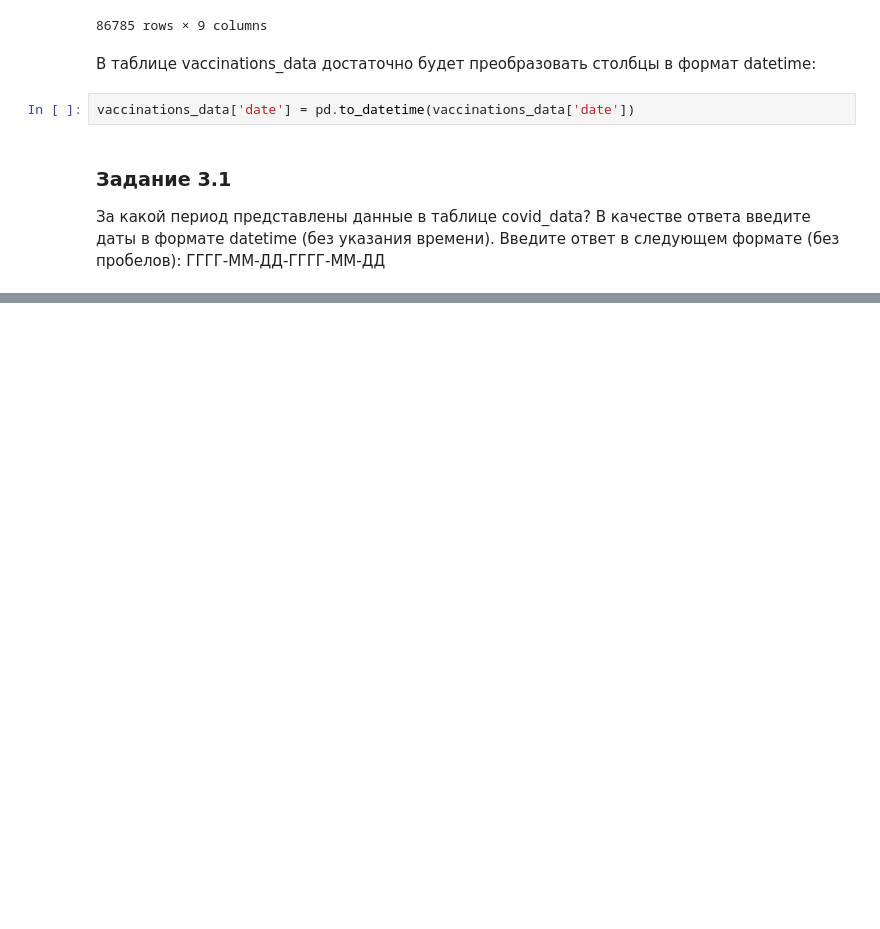
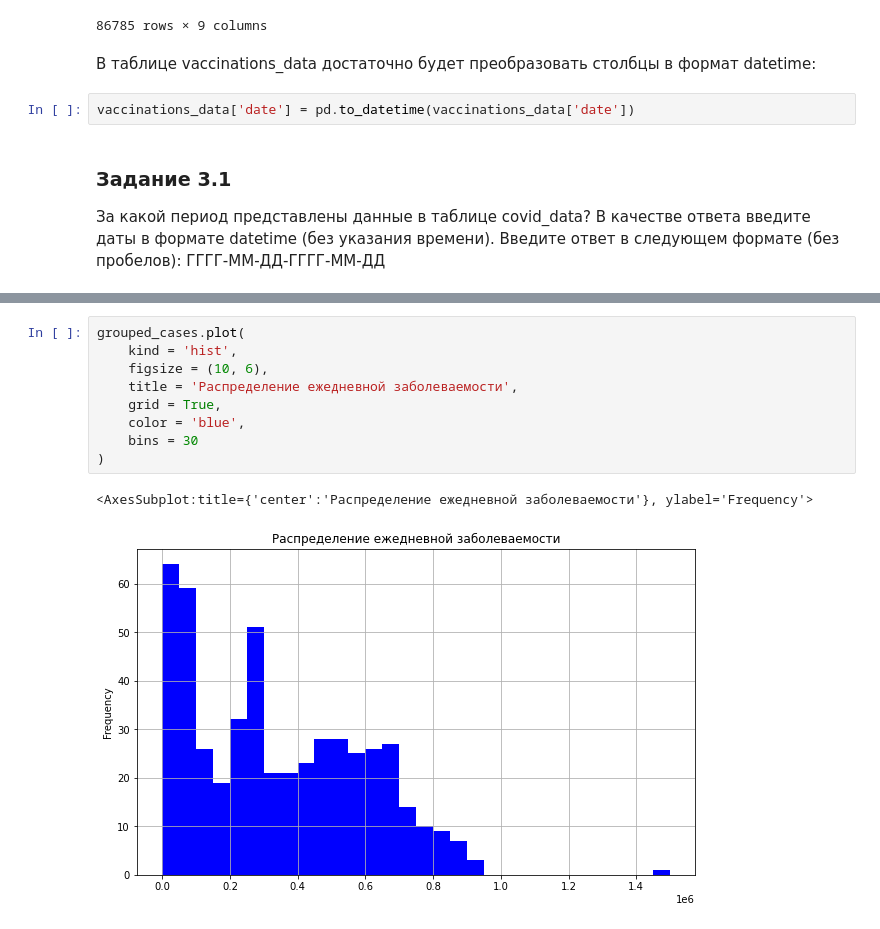
Before and after one commit to LarinDen/sf_ds, a Jupyter notebook: SkillFactory/PY_13. Визуализация данных/covid-19.ipynb, the cells around one changed output, grey strips where cells are left out. Drawn from its saved outputs; the diff is of its cells as text; blank space fills up the shorter version.

```diff
--- a/SkillFactory/PY_13. Визуализация данных/covid-19.ipynb
+++ b/SkillFactory/PY_13. Визуализация данных/covid-19.ipynb
@@ -132,0 +227,12 @@ NameError: name 'maxx_date' is not defined
+# %%
+grouped_cases.plot(
+    kind = 'hist',
+    figsize = (10, 6),
+    title = 'Распределение ежедневной заболеваемости',
+    grid = True,
+    color = 'blue',
+    bins = 30
+)
+# %% [output]
+<AxesSubplot:title={'center':'Распределение ежедневной заболеваемости'}, ylabel='Frequency'>
+[figure, added]
```
Also changed, not shown: parts of 22 cells of this notebook.
